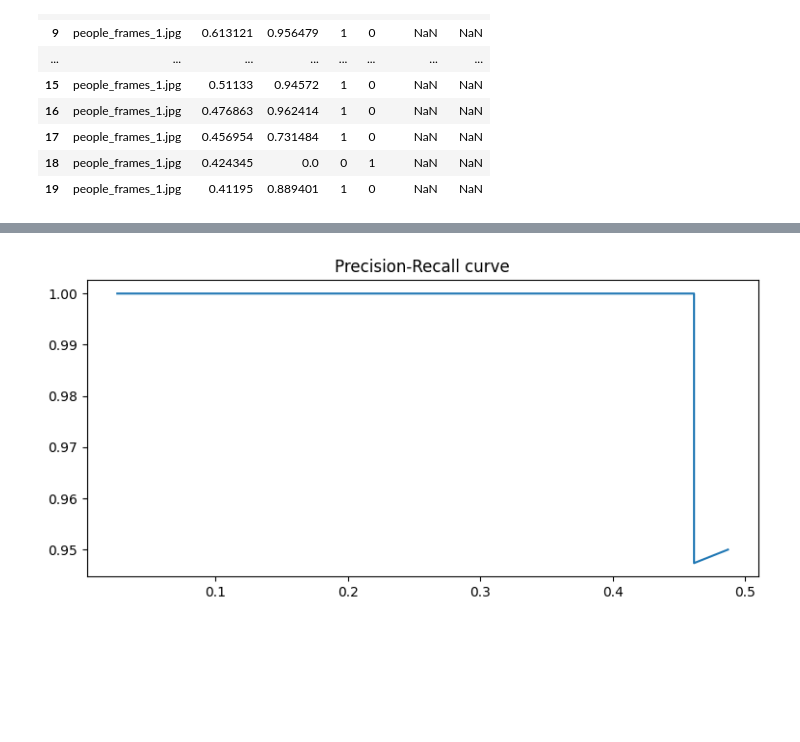
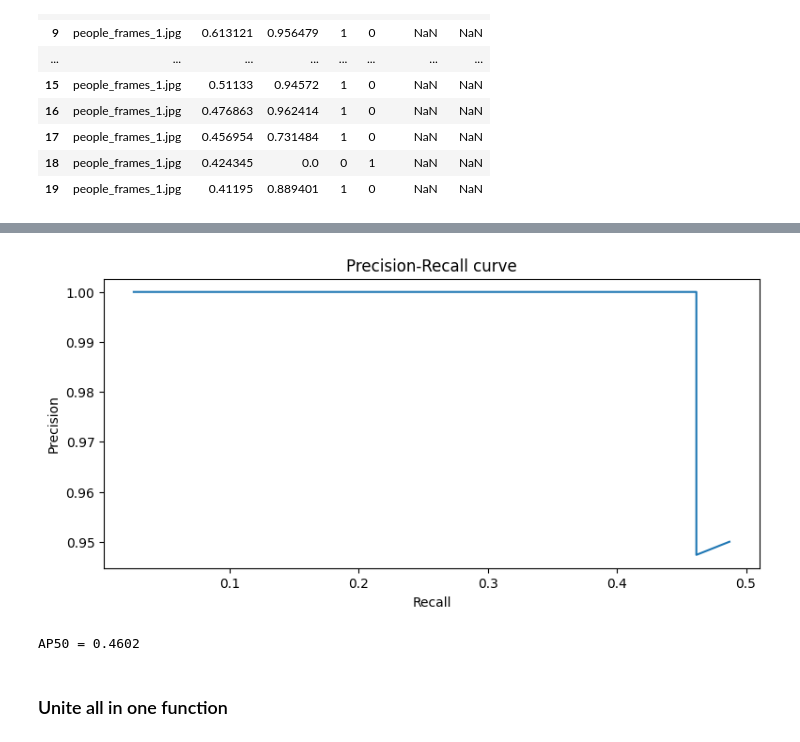
Before and after one commit to helenprokonina/Yolov8Training, a Jupyter notebook: compare_sahi.ipynb, the cells around one changed output, grey strips where cells are left out. Cells and saved outputs as stored; diff of their text form; code cells hidden in the pictures; blank space fills up the shorter version.

```diff
--- a/compare_sahi.ipynb
+++ b/compare_sahi.ipynb
@@ -125,8 +105,7 @@ for i, result in enumerate(results):
     if result['category_id']==0: #only person
         predicted_boxes.loc[i]['image'] = 'people_frames_1.jpg'
         predicted_boxes.loc[i]['confidence']=result['score']
-        pr_box=result['bbox']
-        print(pr_box)
+        pr_box=result['bbox'].copy()
         pr_box=tlwh_tlbr(pr_box)
         for gt_box in gt_boxes:
             iou = intersection_over_union(gt_box, pr_box)
@@ -255,7 +178,16 @@ predicted_boxes
 # %%
 plt.figure(figsize=(9, 4))
 plt.plot(predicted_boxes['Recall'], predicted_boxes['Precision'])
 plt.title("Precision-Recall curve")
+plt.xlabel("Recall")
+plt.ylabel("Precision")
 plt.show()
 # %% [output]
-[figure, old version]
+[figure, new version]
+# %%
+ap50 = auc(predicted_boxes['Recall'], predicted_boxes['Precision'])
+print(f"AP50 = {ap50 :.4f}")
+# %% [output]
+AP50 = 0.4602
+# %% [markdown]
+### Unite all in one function
```
Also changed, not shown: parts of 18 cells of this notebook.
